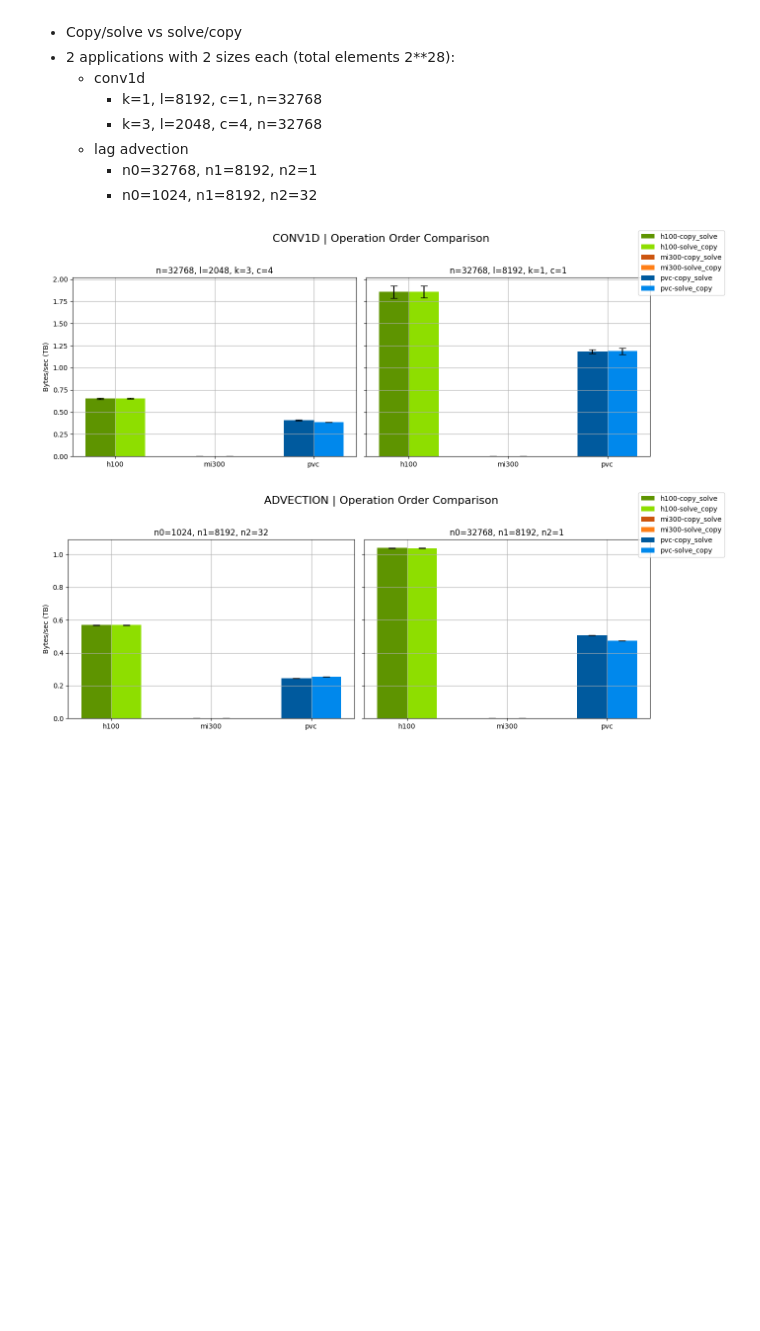
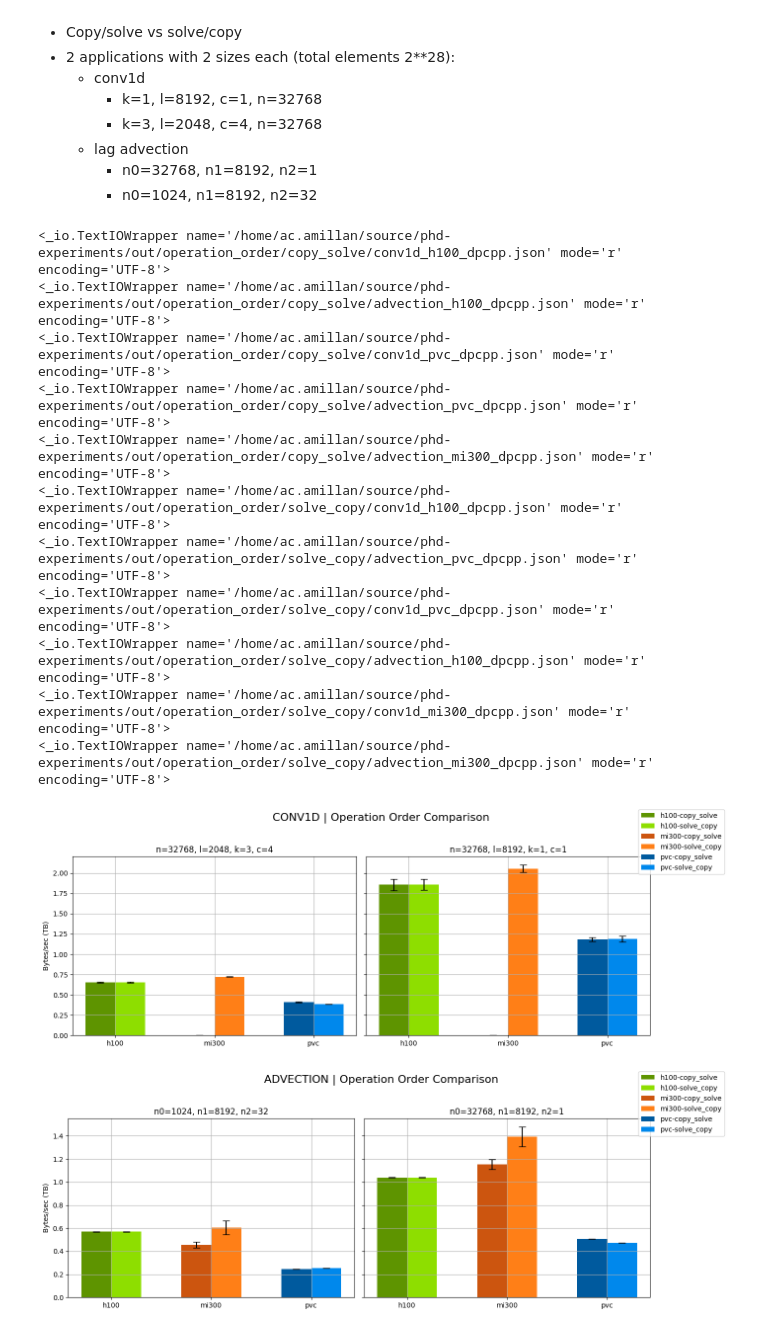
Before and after one commit to Aympab/phd-experiments, a Jupyter notebook: out/diag.ipynb, the cells around one changed output. Saved outputs shown, nothing was run; the diff lists cells and outputs as text; code cells hidden in the pictures; blank space fills up the shorter version.

Commit message:
adding mi300 experiments

```diff
--- a/out/diag.ipynb
+++ b/out/diag.ipynb
@@ -150,7 +150,7 @@ import matplotlib.colors as mcolors
 from collections import defaultdict
 
 # Constants
-base_dir = Path("/home/ac.amillan/source/parallel-advection/jlse/out/operation_order")
+base_dir = Path("/home/ac.amillan/source/phd-experiments/out/operation_order")
 orders = ["copy_solve", "solve_copy"]
 hardware_list = ['h100', 'mi300', 'pvc']
 hardware_colors = {'h100': '#76B900', 'mi300': '#FF6A13', 'pvc': '#0071C5'}
@@ -218,32 +218,43 @@ else:
         fig, axes = plt.subplots(1, len(sizes), figsize=(7 * len(sizes), 5), sharey=True)
         if len(sizes) == 1:
             axes = [axes]
         for ax, size in zip(axes, sizes):
             size_df = app_df[app_df["size"] == size]
             for i, hw in enumerate(hardware_list):
                 for j, order in enumerate(orders):
                     row = size_df.query(f"hardware == '{hw}' and order == '{order}'")
                     if not row.empty:
                         mean_val = row['mean_bps'].values[0] / 1e12
                         std_val = row['std_bps'].values[0] / 1e12
                     else:
                         mean_val = 0
                         std_val = 0
                     color = adjust_color_brightness(hardware_colors[hw], order_factors[order])
                     ax.bar(i + j * 0.3 - 0.15, mean_val, yerr=std_val, width=0.3,
                            color=color, capsize=5, label=f"{hw}-{order}")
             ax.set_title(size)
             ax.set_xticks(range(len(hardware_list)))
             ax.set_xticklabels(hardware_list)
             ax.grid()
 
         axes[0].set_ylabel("Bytes/sec (TB)")
         fig.suptitle(f"{app.upper()} | Operation Order Comparison", fontsize=16)
         handles, labels = axes[-1].get_legend_handles_labels()
         fig.legend(handles, labels, loc='upper right')
         plt.tight_layout(rect=[0, 0, 0.9, 0.95])
         plt.savefig(f"operations-order-{app}.pdf")
         plt.show()
 # %% [output]
+<_io.TextIOWrapper name='/home/ac.amillan/source/phd-experiments/out/operation_order/copy_solve/conv1d_h100_dpcpp.json' mode='r' encoding='UTF-8'>
+<_io.TextIOWrapper name='/home/ac.amillan/source/phd-experiments/out/operation_order/copy_solve/advection_h100_dpcpp.json' mode='r' encoding='UTF-8'>
+<_io.TextIOWrapper name='/home/ac.amillan/source/phd-experiments/out/operation_order/copy_solve/conv1d_pvc_dpcpp.json' mode='r' encoding='UTF-8'>
+<_io.TextIOWrapper name='/home/ac.amillan/source/phd-experiments/out/operation_order/copy_solve/advection_pvc_dpcpp.json' mode='r' encoding='UTF-8'>
+<_io.TextIOWrapper name='/home/ac.amillan/source/phd-experiments/out/operation_order/copy_solve/advection_mi300_dpcpp.json' mode='r' encoding='UTF-8'>
+<_io.TextIOWrapper name='/home/ac.amillan/source/phd-experiments/out/operation_order/solve_copy/conv1d_h100_dpcpp.json' mode='r' encoding='UTF-8'>
+<_io.TextIOWrapper name='/home/ac.amillan/source/phd-experiments/out/operation_order/solve_copy/advection_pvc_dpcpp.json' mode='r' encoding='UTF-8'>
+<_io.TextIOWrapper name='/home/ac.amillan/source/phd-experiments/out/operation_order/solve_copy/conv1d_pvc_dpcpp.json' mode='r' encoding='UTF-8'>
+<_io.TextIOWrapper name='/home/ac.amillan/source/phd-experiments/out/operation_order/solve_copy/advection_h100_dpcpp.json' mode='r' encoding='UTF-8'>
+<_io.TextIOWrapper name='/home/ac.amillan/source/phd-experiments/out/operation_order/solve_copy/conv1d_mi300_dpcpp.json' mode='r' encoding='UTF-8'>
+<_io.TextIOWrapper name='/home/ac.amillan/source/phd-experiments/out/operation_order/solve_copy/advection_mi300_dpcpp.json' mode='r' encoding='UTF-8'>
-[figure, old version]
+[figure, new version]
-[figure, old version]
+[figure, new version]
```
Also changed, not shown: parts of 1 cell of this notebook, 8 other files.
